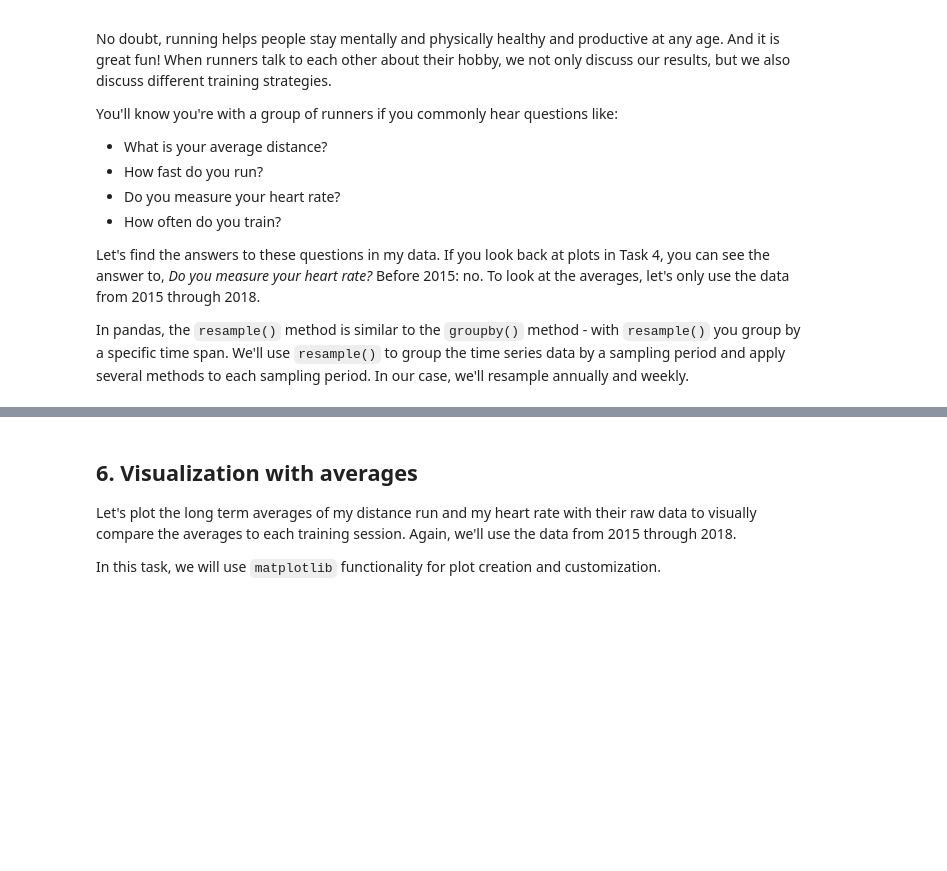
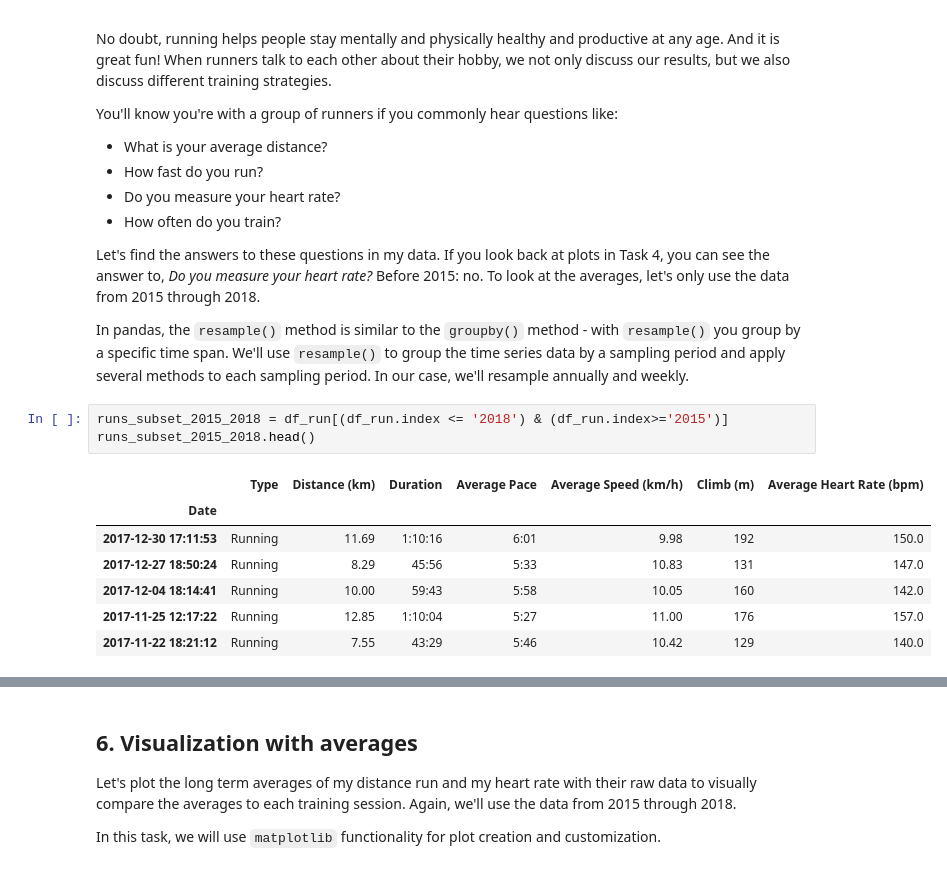
Before and after one commit to Oumaima-Esghir/Analyze-Your-Runkeeper-Fitness-Data, a Jupyter notebook: notebook.ipynb, the cells around one changed output, grey strips where cells are left out. Drawn from its saved outputs; the diff is of its cells as text; blank space fills up the shorter version.

```diff
--- a/notebook.ipynb
+++ b/notebook.ipynb
@@ -157,5 +154,16 @@ plt.show()
 </ul>
 <p>Let's find the answers to these questions in my data. If you look back at plots in Task 4, you can see the answer to, <em>Do you measure your heart rate?</em> Before 2015: no. To look at the averages, let's only use the data from 2015 through 2018.</p>
 <p>In pandas, the <code>resample()</code> method is similar to the <code>groupby()</code> method - with <code>resample()</code> you group by a specific time span. We'll use <code>resample()</code> to group the time series data by a sampling period and apply several methods to each sampling period. In our case, we'll resample annually and weekly.</p>
+# %%
+runs_subset_2015_2018 = df_run[(df_run.index <= '2018') & (df_run.index>='2015')]
+runs_subset_2015_2018.head()
+# %% [output]
+|  | Type | Distance (km) | Duration | Average Pace | Average Speed (km/h) | Climb (m) | Average Heart Rate (bpm) |
+| Date |  |  |  |  |  |  |  |
+| 2017-12-30 17:11:53 | Running | 11.69 | 1:10:16 | 6:01 | 9.98 | 192 | 150.0 |
+| 2017-12-27 18:50:24 | Running | 8.29 | 45:56 | 5:33 | 10.83 | 131 | 147.0 |
+| 2017-12-04 18:14:41 | Running | 10.00 | 59:43 | 5:58 | 10.05 | 160 | 142.0 |
+| 2017-11-25 12:17:22 | Running | 12.85 | 1:10:04 | 5:27 | 11.00 | 176 | 157.0 |
+| 2017-11-22 18:21:12 | Running | 7.55 | 43:29 | 5:46 | 10.42 | 129 | 140.0 |
 # %%
 # Prepare running data for the last 4 years
```
Also changed, not shown: parts of 7 cells of this notebook, 1 other file.
